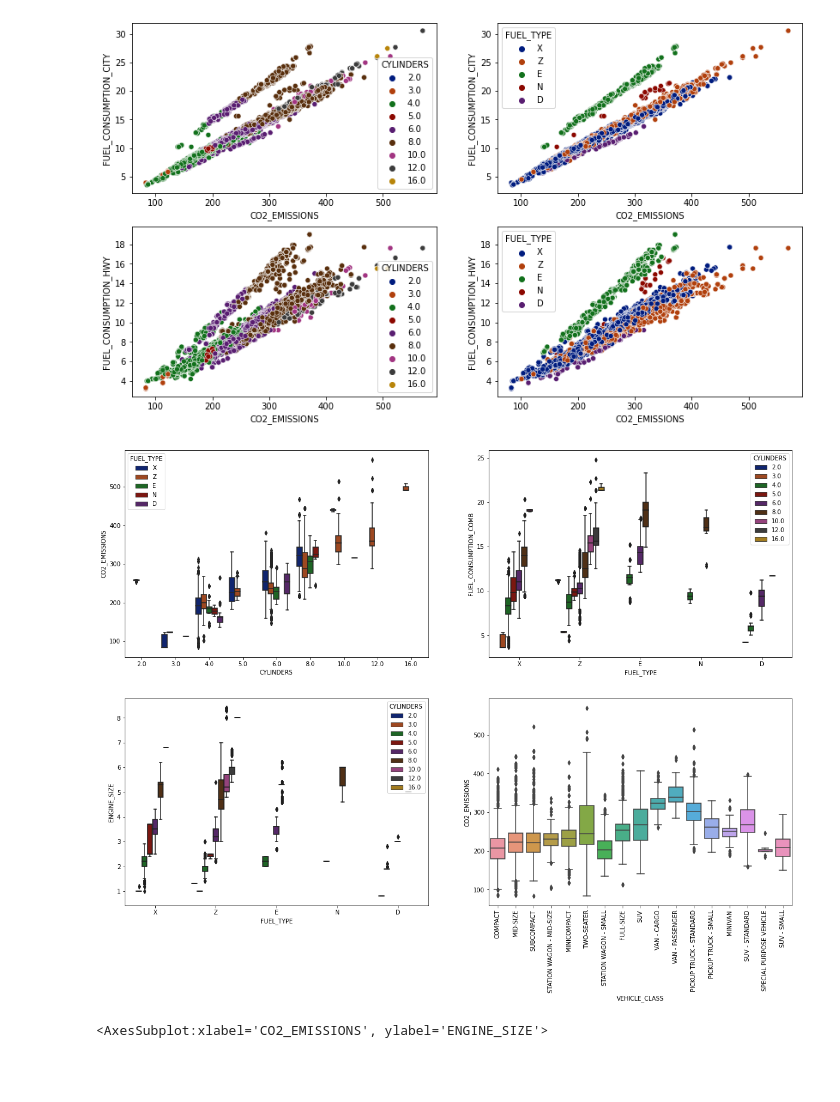
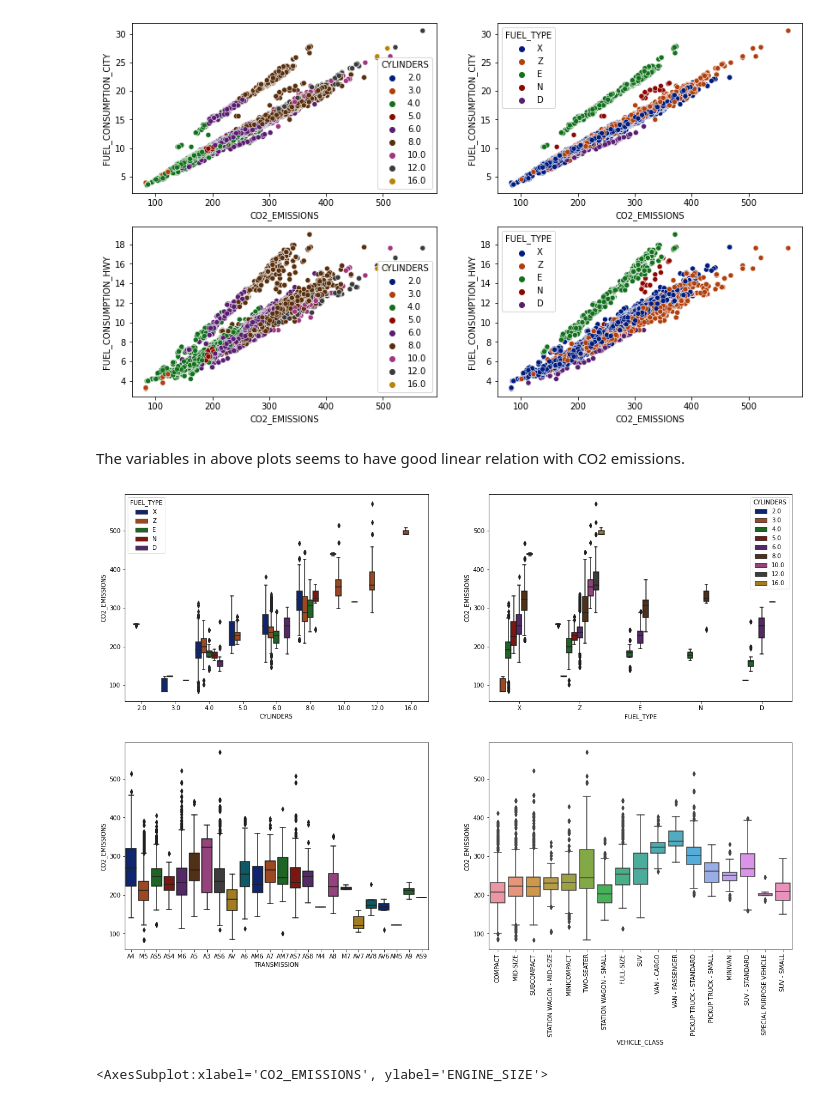
Before and after one commit to csparanjape/Fuel_Consumption, a Jupyter notebook: 02_Fuel_Consumption_Exploratory_data_analysis.ipynb, the cells around one changed output. Drawn from its saved outputs; the diff is of its cells as text; code cells hidden in the pictures; blank space fills up the shorter version.

```diff
--- a/02_Fuel_Consumption_Exploratory_data_analysis.ipynb
+++ b/02_Fuel_Consumption_Exploratory_data_analysis.ipynb
@@ -161,17 +165,19 @@ sns.scatterplot(ax=ax[1,1],data=df,x='CO2_EMISSIONS',y='FUEL_CONSUMPTION_HWY',hu
 # %% [output]
 <AxesSubplot:xlabel='CO2_EMISSIONS', ylabel='FUEL_CONSUMPTION_HWY'>
 [figure]
+# %% [markdown]
+The variables in above plots seems to have good linear relation with CO2 emissions.
 # %%
 fig,ax=plt.subplots(nrows=2,ncols=2,figsize=(20,14))
 sns.boxplot(ax=ax[0,0],data=df,x='CYLINDERS',y='CO2_EMISSIONS',hue='FUEL_TYPE',palette='dark')
-sns.boxplot(ax=ax[0,1],data=df,x='FUEL_TYPE',y='FUEL_CONSUMPTION_COMB',hue='CYLINDERS',palette='dark')
-sns.boxplot(ax=ax[1,0],data=df,x='FUEL_TYPE',y='ENGINE_SIZE',hue='CYLINDERS',palette='dark')
+sns.boxplot(ax=ax[0,1],data=df,x='FUEL_TYPE',y='CO2_EMISSIONS',hue='CYLINDERS',palette='dark')
+sns.boxplot(ax=ax[1,0],data=df,x='TRANSMISSION',y='CO2_EMISSIONS',palette='dark')
 sns.boxplot(ax=ax[1,1],data=df,x='VEHICLE_CLASS',y='CO2_EMISSIONS');plt.xticks(rotation=90);
 
 
 plt.show()
 # %% [output]
-[figure, old version]
+[figure, new version]
 # %%
 fig,ax=plt.subplots(nrows=2,ncols=2,figsize=(14,8))
 sns.scatterplot(ax=ax[0,0],data=df,x='FUEL_TYPE',y='FUEL_CONSUMPTION_CITY',hue='CYLINDERS',palette='dark')
```
Also changed, not shown: parts of 10 cells of this notebook, 2 other files.
